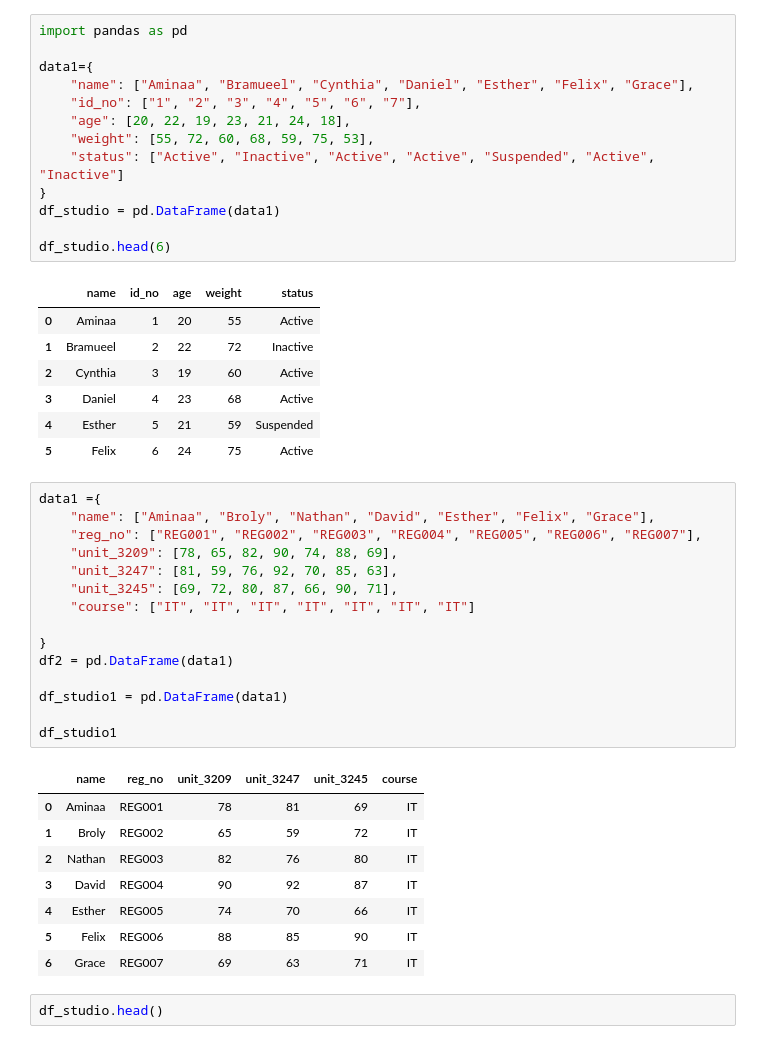
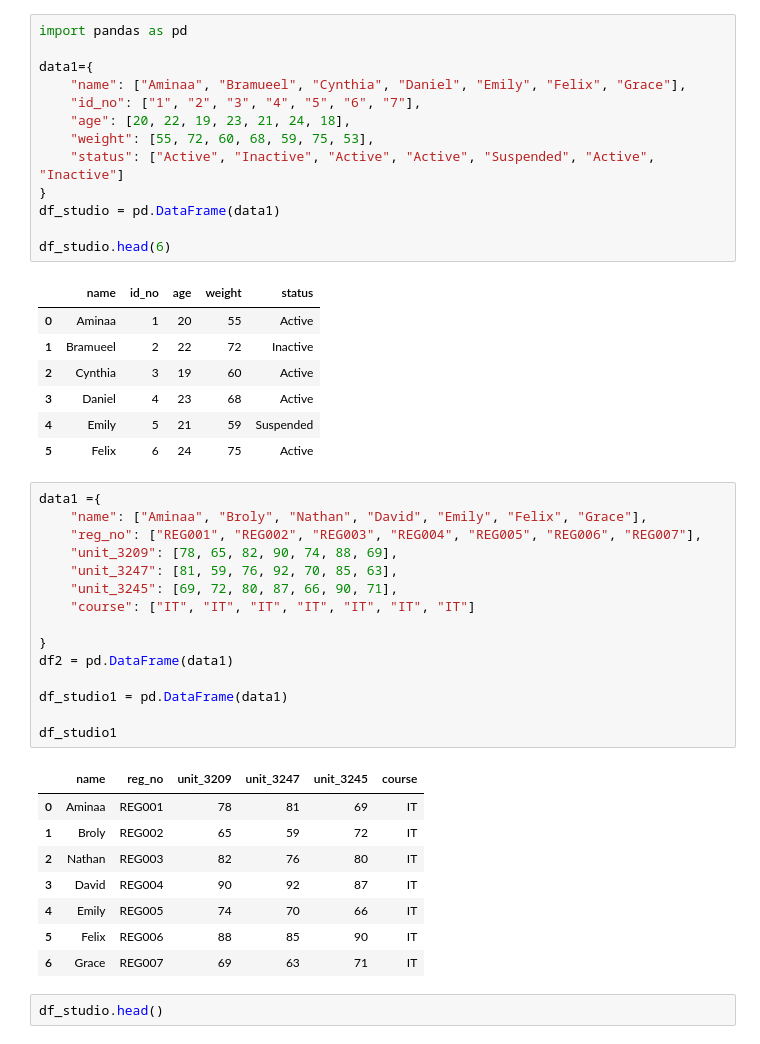
Before and after one commit to Clinton1029/Merging_data, a Jupyter notebook: Merging_data.ipynb, the cells around one changed output. Cells and saved outputs as stored; diff of their text form.

```diff
--- a/Merging_data.ipynb
+++ b/Merging_data.ipynb
@@ -3,27 +3,27 @@
 # %%
 import pandas as pd
 
 data1={
-    "name": ["Aminaa", "Bramueel", "Cynthia", "Daniel", "Esther", "Felix", "Grace"],
+    "name": ["Aminaa", "Bramueel", "Cynthia", "Daniel", "Emily", "Felix", "Grace"],
     "id_no": ["1", "2", "3", "4", "5", "6", "7"],
     "age": [20, 22, 19, 23, 21, 24, 18],
     "weight": [55, 72, 60, 68, 59, 75, 53],
     "status": ["Active", "Inactive", "Active", "Active", "Suspended", "Active", "Inactive"]
 }
 df_studio = pd.DataFrame(data1)
 
 df_studio.head(6)
 # %% [output]
 |  | name | id_no | age | weight | status |
 | 0 | Aminaa | 1 | 20 | 55 | Active |
 | 1 | Bramueel | 2 | 22 | 72 | Inactive |
 | 2 | Cynthia | 3 | 19 | 60 | Active |
 | 3 | Daniel | 4 | 23 | 68 | Active |
-| 4 | Esther | 5 | 21 | 59 | Suspended |
+| 4 | Emily | 5 | 21 | 59 | Suspended |
 | 5 | Felix | 6 | 24 | 75 | Active |
 # %%
 data1 ={
-    "name": ["Aminaa", "Broly", "Nathan", "David", "Esther", "Felix", "Grace"],
+    "name": ["Aminaa", "Broly", "Nathan", "David", "Emily", "Felix", "Grace"],
     "reg_no": ["REG001", "REG002", "REG003", "REG004", "REG005", "REG006", "REG007"],
     "unit_3209": [78, 65, 82, 90, 74, 88, 69],
     "unit_3247": [81, 59, 76, 92, 70, 85, 63],
@@ -42,7 +42,7 @@ df_studio1
 | 1 | Broly | REG002 | 65 | 59 | 72 | IT |
 | 2 | Nathan | REG003 | 82 | 76 | 80 | IT |
 | 3 | David | REG004 | 90 | 92 | 87 | IT |
-| 4 | Esther | REG005 | 74 | 70 | 66 | IT |
+| 4 | Emily | REG005 | 74 | 70 | 66 | IT |
 | 5 | Felix | REG006 | 88 | 85 | 90 | IT |
 | 6 | Grace | REG007 | 69 | 63 | 71 | IT |
 # %%
```
